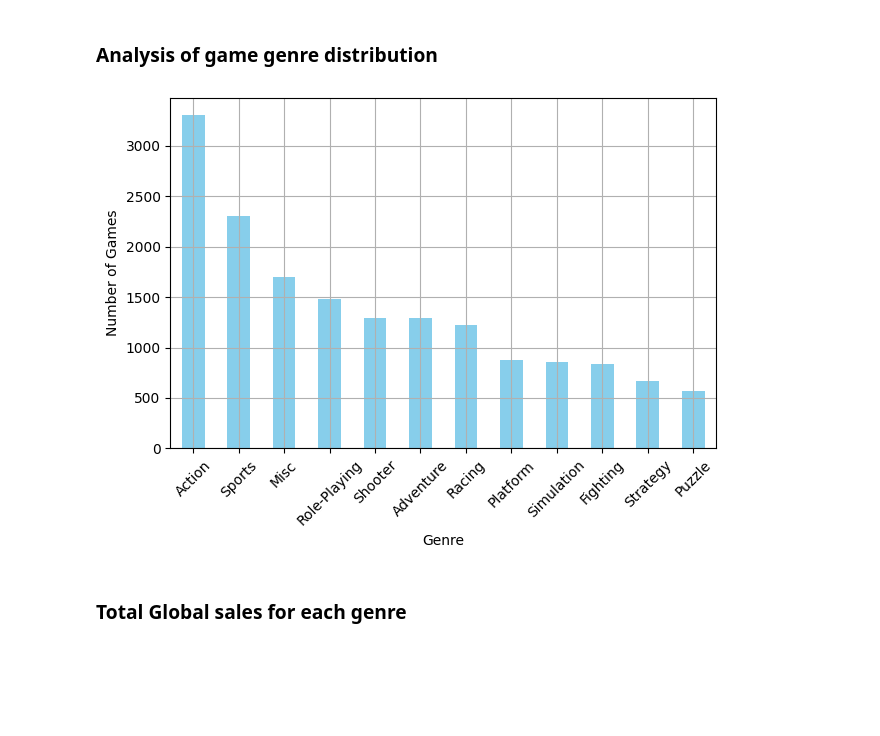
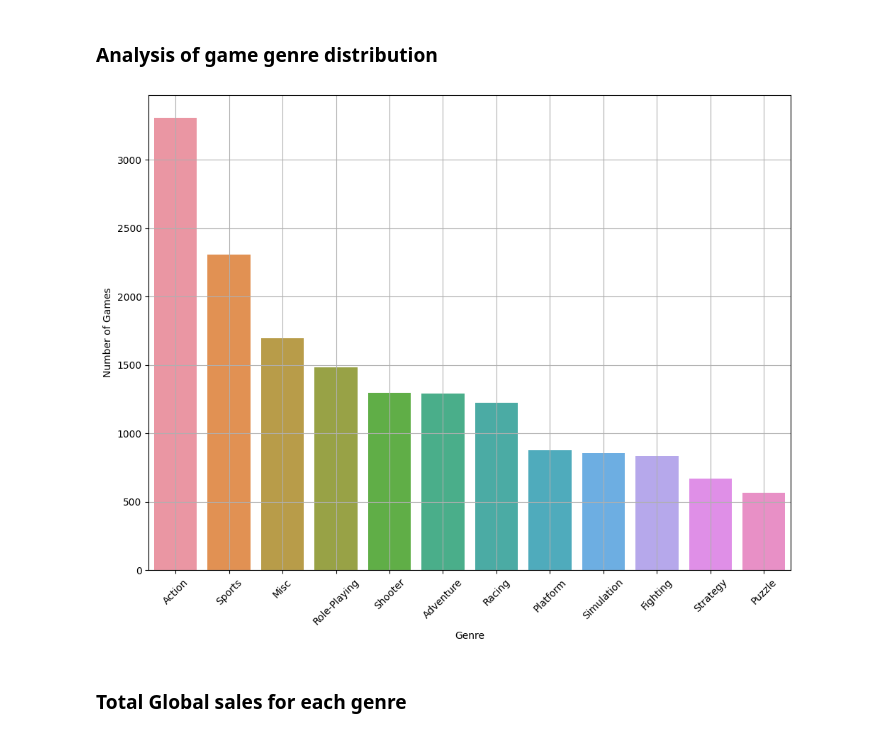
Before and after one commit to Jitesh117/video_game_analysis, a Jupyter notebook: analysis.ipynb, the cells around one changed output. Saved outputs shown, nothing was run; the diff lists cells and outputs as text; code cells hidden in the pictures; blank space fills up the shorter version.

Commit message:
replaced default plots with seaborn plots

```diff
--- a/analysis.ipynb
+++ b/analysis.ipynb
@@ -147,15 +147,18 @@ dtype: int64
 # %% [markdown]
 ### Analysis of game genre distribution
 # %%
-df['Genre'].value_counts().plot(kind='bar',color='skyblue')
+# df['Genre'].value_counts().plot(kind='bar',color='skyblue')
+plt.figure(figsize=(10,8))
+genre_counts = df['Genre'].value_counts()
+sns.barplot(x = genre_counts.index, y = genre_counts.values)
 plt.xlabel('Genre')
 plt.ylabel('Number of Games')
 plt.xticks(rotation=45)
 plt.grid(True)
 plt.tight_layout()
 plt.show()
 # %% [output]
-[figure, old version]
+[figure, new version]
 # %% [markdown]
 ### Total Global sales for each genre
 # %%
```
Also changed, not shown: parts of 12 cells of this notebook.
